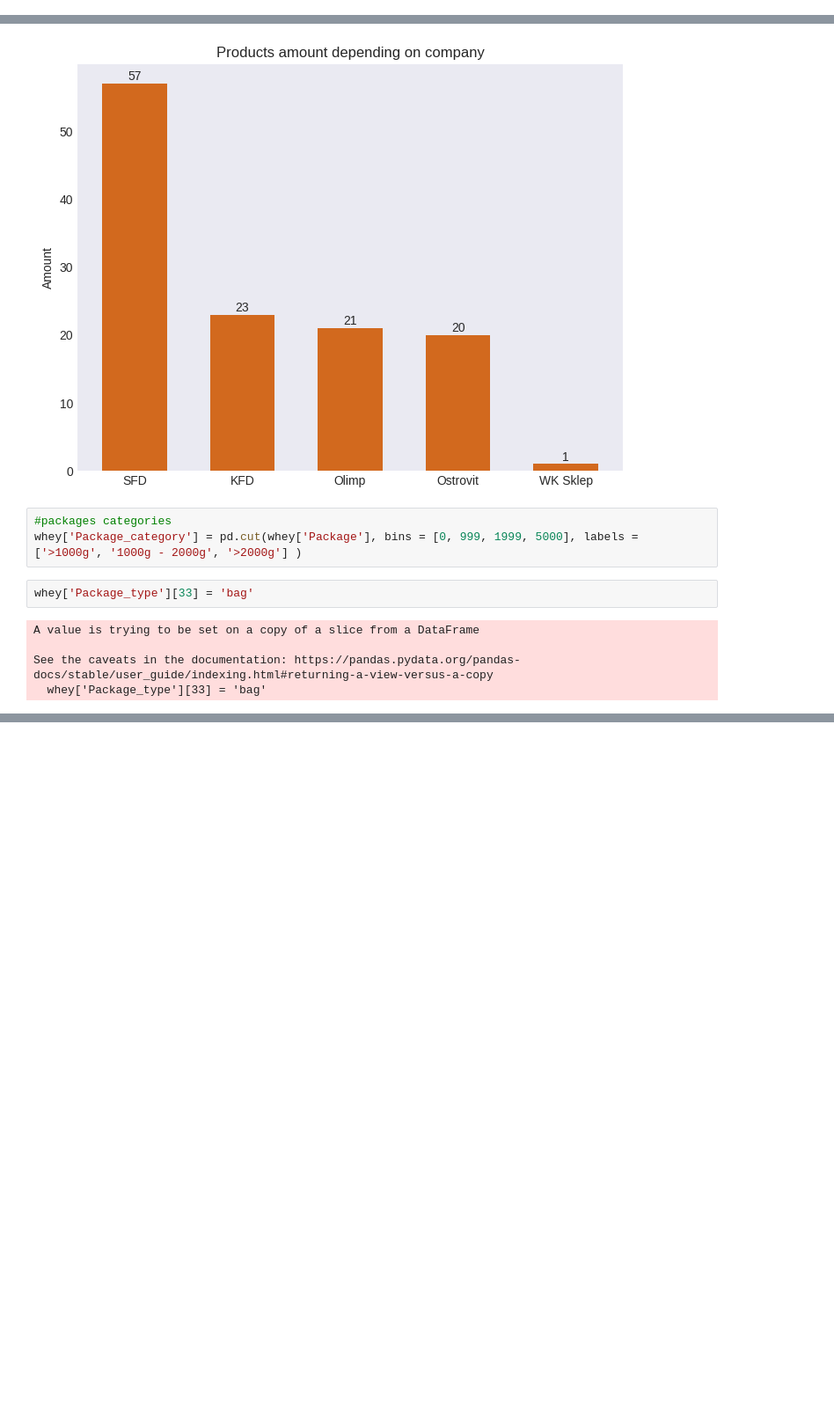
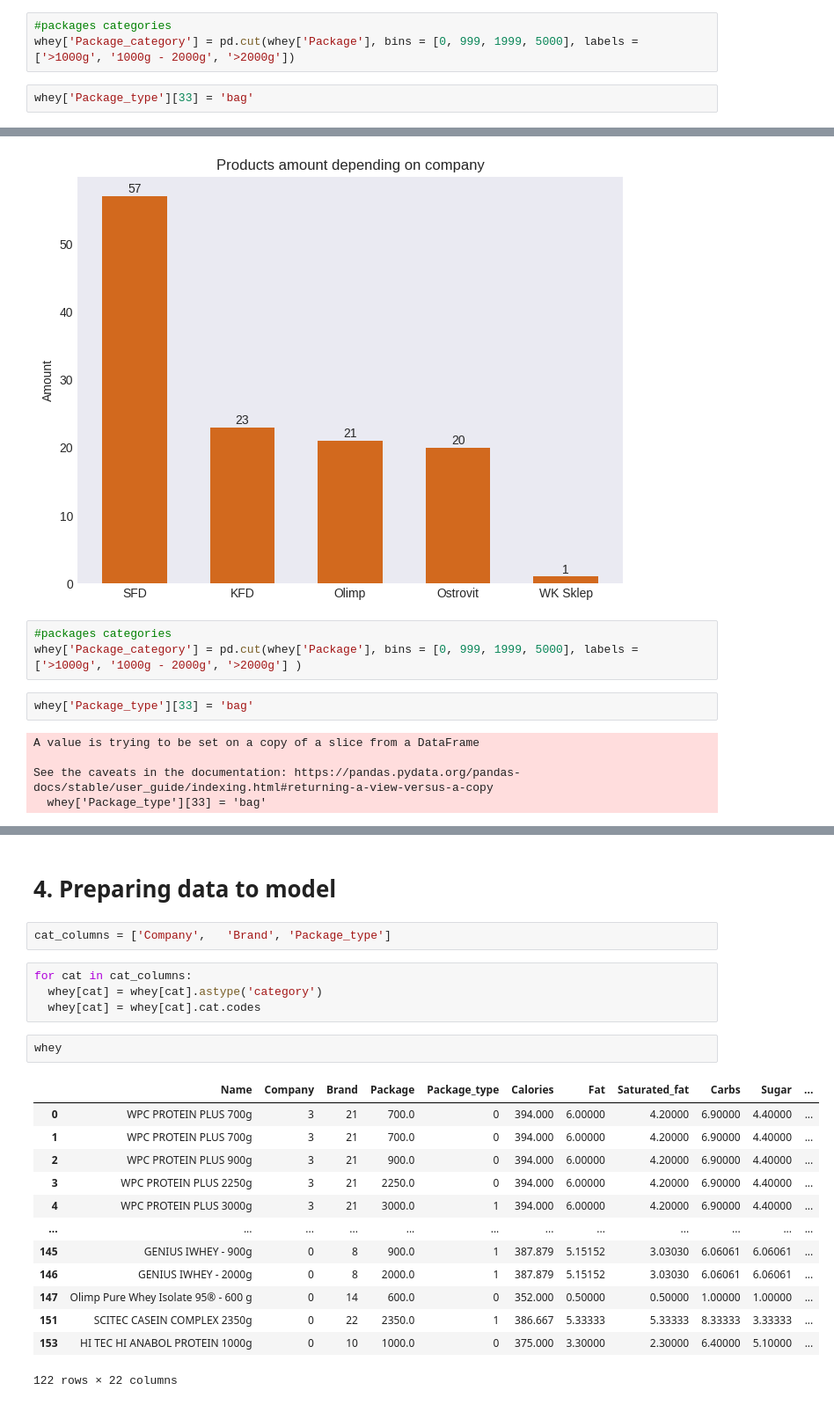
Before and after one commit to KamilShape/whey_analysis, a Jupyter notebook: Whey_analysis.ipynb, the cells around one changed output, grey strips where cells are left out. Shown: that part at 88% size. Drawn from its saved outputs; the diff is of its cells as text; blank space fills up the shorter version.

Commit message:
preparing data to model

```diff
--- a/Whey_analysis.ipynb
+++ b/Whey_analysis.ipynb
@@ -162,0 +165,5 @@ types_df.sort_values(by='Price')
+# %%
+#packages categories
+whey['Package_category'] = pd.cut(whey['Package'], bins = [0, 999, 1999, 5000], labels = ['>1000g', '1000g - 2000g', '>2000g'])
+# %%
+whey['Package_type'][33] = 'bag'
@@ -209,0 +221,24 @@ add_text(ax[1,1], types_df.sort_values(by='Price/100')['Type'],types_df.sort_val
+# %% [markdown]
+# **4. Preparing data to model**
+# %%
+cat_columns = ['Company',	'Brand', 'Package_type']
+# %%
+for cat in cat_columns:
+  whey[cat] = whey[cat].astype('category')
+  whey[cat] = whey[cat].cat.codes
+# %%
+whey
+# %% [output]
+|  | Name | Company | Brand | Package | Package_type | Calories | Fat | Saturated_fat | Carbs | Sugar | ... |
+| 0 | WPC PROTEIN PLUS 700g | 3 | 21 | 700.0 | 0 | 394.000 | 6.00000 | 4.20000 | 6.90000 | 4.40000 | ... |
+| 1 | WPC PROTEIN PLUS 700g | 3 | 21 | 700.0 | 0 | 394.000 | 6.00000 | 4.20000 | 6.90000 | 4.40000 | ... |
+| 2 | WPC PROTEIN PLUS 900g | 3 | 21 | 900.0 | 0 | 394.000 | 6.00000 | 4.20000 | 6.90000 | 4.40000 | ... |
+| 3 | WPC PROTEIN PLUS 2250g | 3 | 21 | 2250.0 | 0 | 394.000 | 6.00000 | 4.20000 | 6.90000 | 4.40000 | ... |
+| 4 | WPC PROTEIN PLUS 3000g | 3 | 21 | 3000.0 | 1 | 394.000 | 6.00000 | 4.20000 | 6.90000 | 4.40000 | ... |
+| ... | ... | ... | ... | ... | ... | ... | ... | ... | ... | ... | ... |
+| 145 | GENIUS IWHEY - 900g | 0 | 8 | 900.0 | 1 | 387.879 | 5.15152 | 3.03030 | 6.06061 | 6.06061 | ... |
+| 146 | GENIUS IWHEY - 2000g | 0 | 8 | 2000.0 | 1 | 387.879 | 5.15152 | 3.03030 | 6.06061 | 6.06061 | ... |
+| 147 | Olimp Pure Whey Isolate 95® - 600 g | 0 | 14 | 600.0 | 0 | 352.000 | 0.50000 | 0.50000 | 1.00000 | 1.00000 | ... |
+| 151 | SCITEC CASEIN COMPLEX 2350g | 0 | 22 | 2350.0 | 1 | 386.667 | 5.33333 | 5.33333 | 8.33333 | 3.33333 | ... |
+| 153 | HI TEC HI ANABOL PROTEIN 1000g | 0 | 10 | 1000.0 | 0 | 375.000 | 3.30000 | 2.30000 | 6.40000 | 5.10000 | ... |
+122 rows × 22 columns
```
Also changed, not shown: parts of 9 cells of this notebook.
